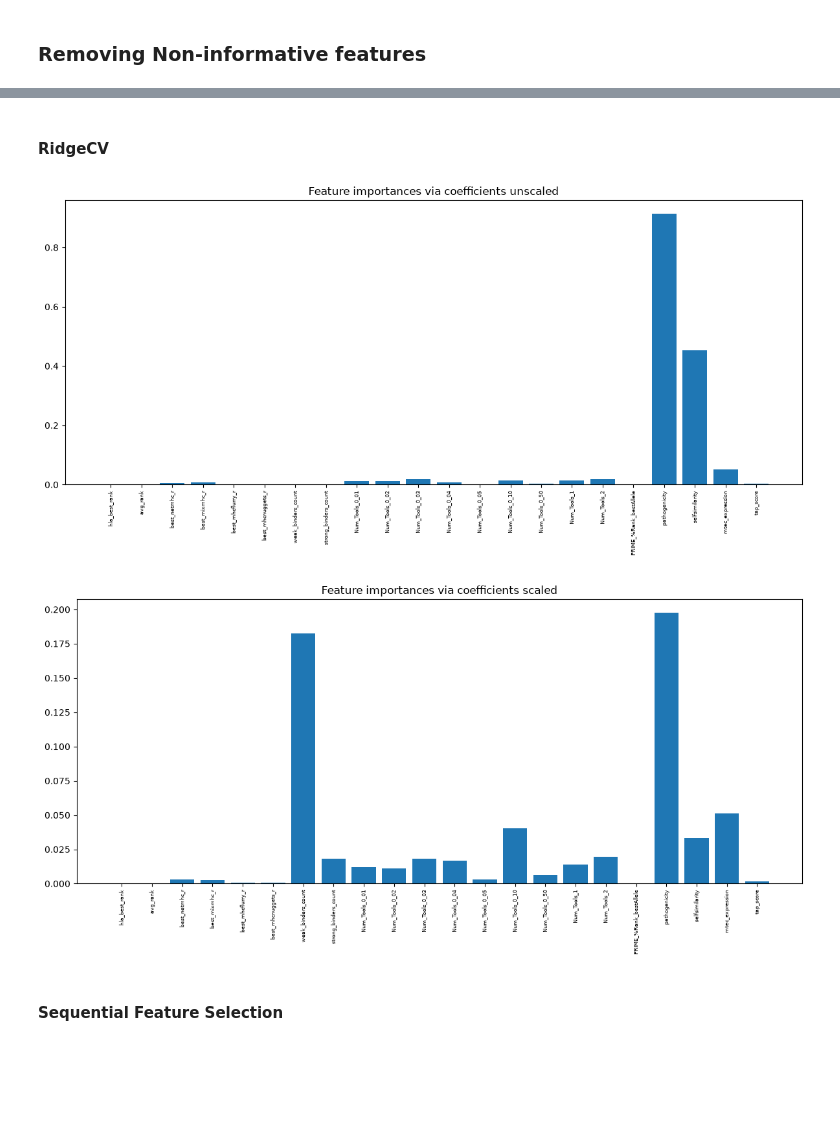
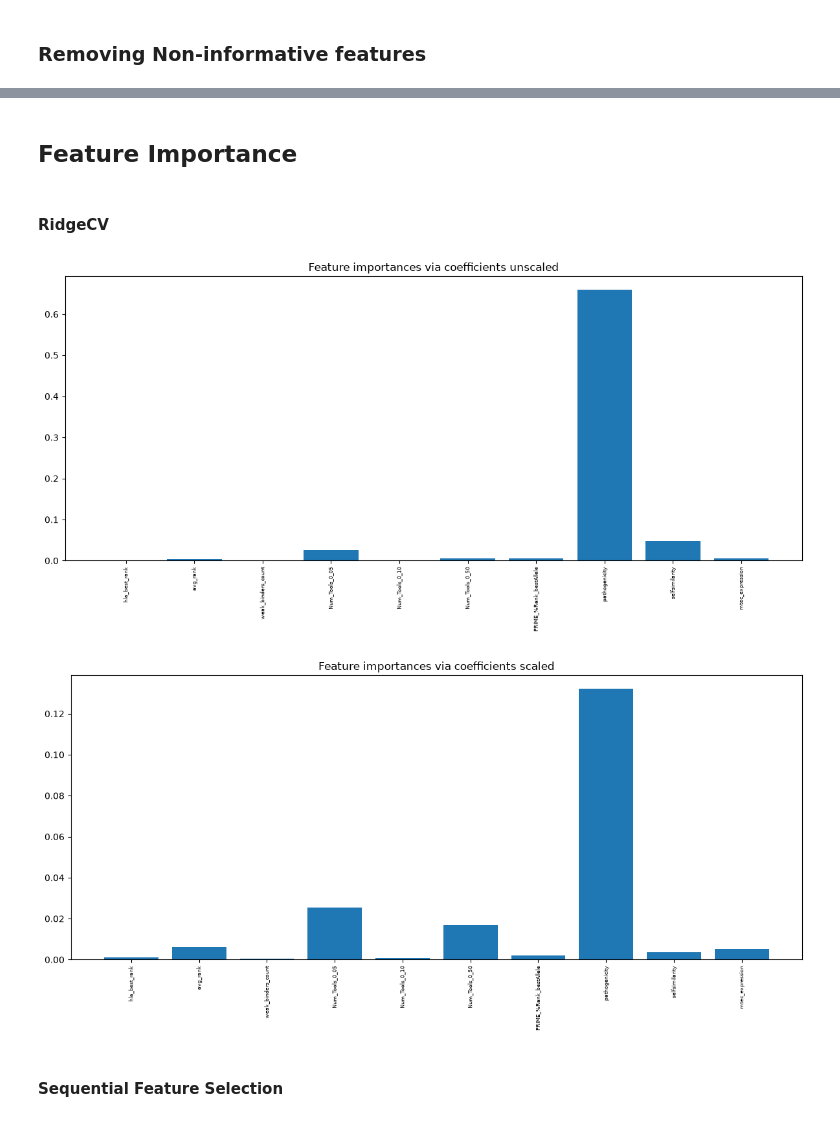
Before and after one commit to jonnovd/ImmunPepPred, a Jupyter notebook: models/svm.ipynb, the cells around one changed output, grey strips where cells are left out. Saved outputs shown, nothing was run; the diff lists cells and outputs as text; code cells hidden in the pictures; blank space fills up the shorter version.

```diff
--- a/models/svm.ipynb
+++ b/models/svm.ipynb
@@ -17,11 +17,14 @@ from sklearn.preprocessing import RobustScaler, StandardScaler
 # %%
 INPUT_DIR        = "data/input"
 MODEL_INPUT_DIR  = f"{INPUT_DIR}/formatted-input"
-MODEL_INPUT_FILE = f"{MODEL_INPUT_DIR}/model_input_all_traintest.csv"#model_input_all_traintest.csv" #"model_input_imm_and_mhc-nb_m1_t7.csv"#"#"model_input_all_traintest.csv"
-ALL_PEPS_FILE    = f"{INPUT_DIR}/cedar_allPeps_traintest.txt"
+MODEL_INPUT_FILE = f"{MODEL_INPUT_DIR}/model_input_traintest_randselfpeps_commonAlleles_nomhcnuggs_newPath.csv"#model_input_traintest_randselfpeps_new_pathogenicity.csv"#" #"model_input_imm_and_mhc-nb_m1_t7.csv"#"#"model_input_all_traintest.csv"
+ALL_PEPS_FILE    = f"{INPUT_DIR}/cedar_randself_mhc-nbs.txt"
 
 IMM_PEP_FILE     = f"{INPUT_DIR}/cedar_imm_peps_traintest.txt"  #cedar_Immunogenic_self_df.txt"        #cedar_imm_peps_traintest.txt"
-NON_IMM_PEP_FILE = f"{INPUT_DIR}/cedar_non_imm_peps_traintest.txt"      #randselfpeps~10k.txt"#randselfpeps~10k.txt"#random_in_silico_peptides.txt"#non_mhc_binding_peptides.txt"#"
+NON_IMM_PEP_FILE = f"{INPUT_DIR}/cedar_non_imm_peps_traintest.txt"#randselfpeps~10k.txt"#cedar_non-imm_and_self_55.txt"#" #" #cedar_non_imm_peps_traintest.txt" #" #" randselfpeps~10k.txt cedar_non-imm_and_self_10    #"#randselfpeps~10k.txt"#random_in_silico_peptides.txt"#non_mhc_binding_peptides.txt"#"
+
+VALIDATION_MODEL_INPUT_FILE =  f"{MODEL_INPUT_DIR}/model_input_hormad1-magea4.csv"
+VALIDATION_PEPTIDES_FILE = f"{INPUT_DIR}/hormad1-magea4_cleavedPeps.txt"
 # %% [markdown]
 ## Load the Data
 # %%
@@ -248,23 +275,41 @@ plotHistograms(X_scaled_Standard, feature_cols, ['Immunogenic', 'Non Immunogenic
 # %% [markdown]
 ### Removing Non-informative features
 # %%
-display(X_df.columns)
+print("Model Train Test DF:")
+display(X_df.shape)
 
 X_df_final = X_df.drop(columns=['Num_Tools_Super_Strong_Binder', 'Num_Tools_Strong_Binder',
-       'Num_Tools_Weak_Binder', 'Num_Tools_Super_Weak_Binder', 'Num_Tools_0_01',
-       'Num_Tools_0_02', 'Num_Tools_0_03', 'Num_Tools_0_04' 'best_netmhc_r',
-       'best_mixmhc_r', 'best_mhcflurry_r', 'best_mhcnuggets_r',], errors='ignore')
+       'Num_Tools_Weak_Binder', 'Num_Tools_Super_Weak_Binder', 'Num_Tools_0_01', 'tap_score',
+       'Num_Tools_0_02', 'Num_Tools_0_03', 'Num_Tools_0_04', 'best_netmhc_r', 'strong_binders_count',
+       'Num_Tools_1', 'Num_Tools_2', 'best_mixmhc_r', 'best_mhcflurry_r', 'best_mhcnuggets_r',], errors='ignore')
 
 display(X_df_final.shape)
+display(X_df_final.columns)
 
+print("Validation DF:")
+X_validation_df = X_validation_df.drop(columns=['Num_Tools_Super_Strong_Binder', 'Num_Tools_Strong_Binder',
+       'Num_Tools_Weak_Binder', 'Num_Tools_Super_Weak_Binder', 'Num_Tools_0_01', 'tap_score',
+       'Num_Tools_0_02', 'Num_Tools_0_03', 'Num_Tools_0_04', 'best_netmhc_r', 'strong_binders_count',
+       'Num_Tools_1', 'Num_Tools_2', 'best_mixmhc_r', 'best_mhcflurry_r', 'best_mhcnuggets_r',], errors='ignore')
+
+display(X_validation_df.shape)
+
+print('X traintest numpy array shape')
 X = X_df_final.drop(columns='peptide').to_numpy()
-display(X)
+display(X.shape)
 
+print('X_validation numpy array shape')
+X_validation = X_validation_df.drop(columns='peptide').to_numpy()
+display(X_validation.shape)
+
+print('y traintest shape')
 y = labels_df.drop(columns='peptide').to_numpy()
 y=y.ravel()
-display(y)
-
+display(y.shape)
 
 transformer = RobustScaler().fit(X)
 X_scaled_Robust = transformer.transform(X)
+
+transformer = RobustScaler().fit(X_validation)
+X_validation_scaled_robust = transformer.transform(X)
 # %% [output]
@@ -299,35 +348,37 @@ array([1, 0, 1, ..., 1, 1, 0], shape=(19499,))
+# %% [markdown]
+## Feature Importance
 # %% [markdown]
 #### RidgeCV
 # %%
 import matplotlib.pyplot as plt
 import numpy as np
 
 from sklearn.linear_model import RidgeCV
 
-ridge = RidgeCV(alphas=np.logspace(-6, 6, num=5)).fit(X, y)
-ridge_scaled = RidgeCV(alphas=np.logspace(-6, 6, num=5)).fit(X_scaled_Robust, y)
+ridge = RidgeCV(alphas=np.logspace(-6, 6, num=5)).fit(X_train, y_train)
+ridge_scaled = RidgeCV(alphas=np.logspace(-6, 6, num=5)).fit(X_scaled_train, y_train)
 importance = np.abs(ridge.coef_)
 importance_scaled = np.abs(ridge_scaled.coef_)
 
 colnames = X_df_final.columns
 feature_names = np.array(colnames.drop('peptide'))
 
 plt.figure(figsize=(12, 6))
 plt.bar(height=importance, x=feature_names)
 plt.title("Feature importances via coefficients unscaled")
 plt.xticks(rotation=90, fontsize=6, ha='center')
 plt.tight_layout()
 plt.show()
 
 plt.figure(figsize=(12, 6))
 plt.bar(height=importance_scaled, x=feature_names)
 plt.title("Feature importances via coefficients scaled")
 plt.xticks(rotation=90, fontsize=6, ha='center')
 plt.tight_layout()
 plt.show()
 # %% [output]
-[figure, old version]
+[figure, new version]
-[figure, old version]
+[figure, new version]
 # %% [markdown]
 #### Sequential Feature Selection
 # %%
```
Also changed, not shown: parts of 49 cells of this notebook, 3 other files.
